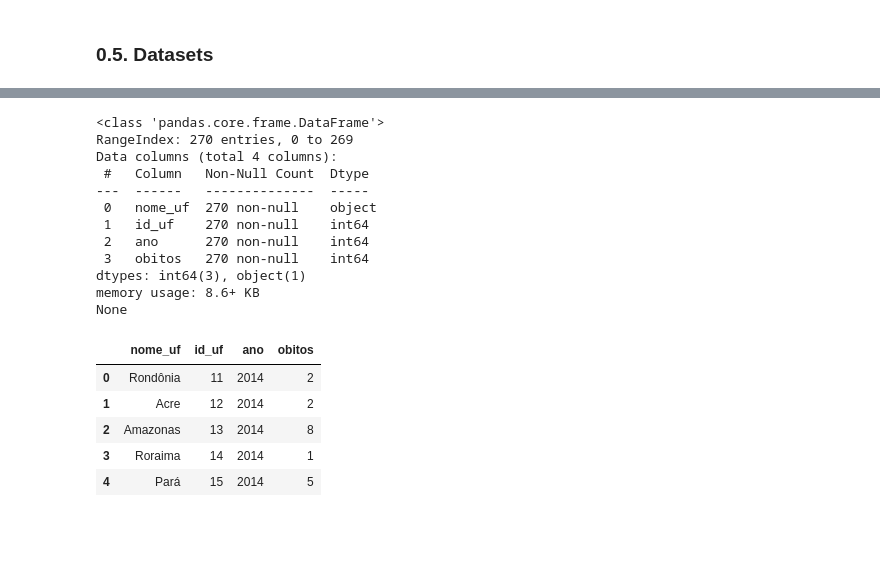
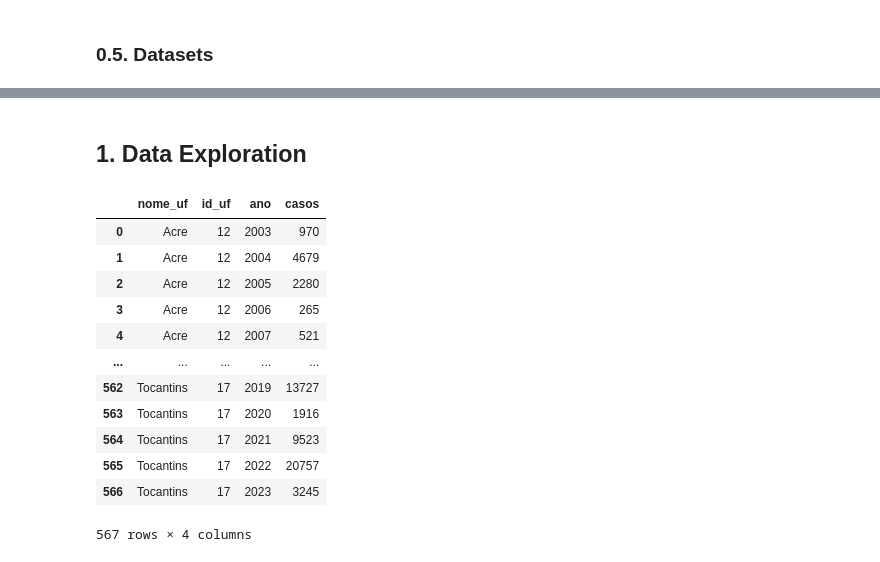
Before and after one commit to caiocasagrande/dengue_analysis, a Jupyter notebook: notebooks/notebook.ipynb, the cells around one changed output, grey strips where cells are left out. Drawn from its saved outputs; the diff is of its cells as text; code cells hidden in the pictures; blank space fills up the shorter version.

```diff
--- a/notebooks/notebook.ipynb
+++ b/notebooks/notebook.ipynb
@@ -116,23 +99,0 @@ None
-# %%
-df_obitos_uf = ObitosDengueUF20142023().process_data()
-print(df_obitos_uf.info())
-df_obitos_uf.head()
-# %% [output]
-<class 'pandas.core.frame.DataFrame'>
-RangeIndex: 270 entries, 0 to 269
-Data columns (total 4 columns):
- #   Column   Non-Null Count  Dtype
----  ------   --------------  -----
- 0   nome_uf  270 non-null    object
- 1   id_uf    270 non-null    int64
- 2   ano      270 non-null    int64
- 3   obitos   270 non-null    int64
-dtypes: int64(3), object(1)
-memory usage: 8.6+ KB
-None
-|  | nome_uf | id_uf | ano | obitos |
-| 0 | Rondônia | 11 | 2014 | 2 |
-| 1 | Acre | 12 | 2014 | 2 |
-| 2 | Amazonas | 13 | 2014 | 8 |
-| 3 | Roraima | 14 | 2014 | 1 |
-| 4 | Pará | 15 | 2014 | 5 |
@@ -138,0 +134,18 @@ None
+# %% [markdown]
+## 1. Data Exploration
+# %%
+df_casos
+# %% [output]
+|  | nome_uf | id_uf | ano | casos |
+| 0 | Acre | 12 | 2003 | 970 |
+| 1 | Acre | 12 | 2004 | 4679 |
+| 2 | Acre | 12 | 2005 | 2280 |
+| 3 | Acre | 12 | 2006 | 265 |
+| 4 | Acre | 12 | 2007 | 521 |
+| ... | ... | ... | ... | ... |
+| 562 | Tocantins | 17 | 2019 | 13727 |
+| 563 | Tocantins | 17 | 2020 | 1916 |
+| 564 | Tocantins | 17 | 2021 | 9523 |
+| 565 | Tocantins | 17 | 2022 | 20757 |
+| 566 | Tocantins | 17 | 2023 | 3245 |
+567 rows × 4 columns
```
Also changed, not shown: parts of 9 cells of this notebook.
